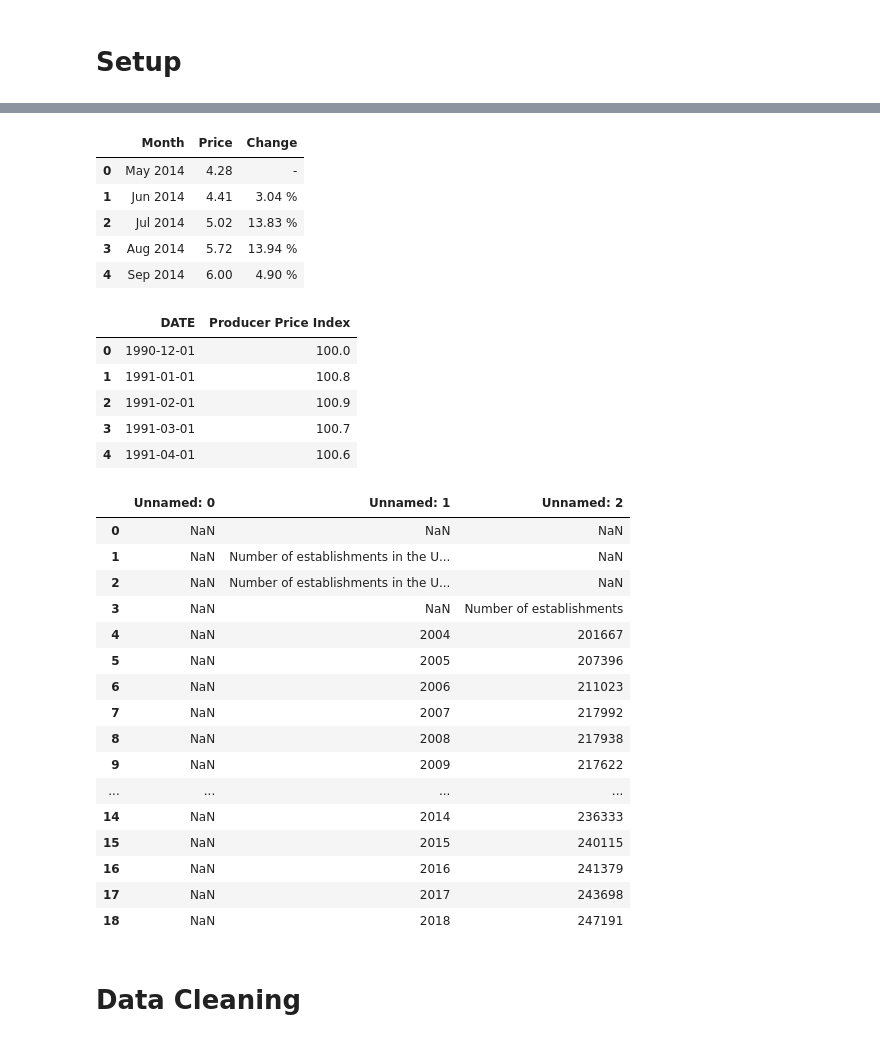
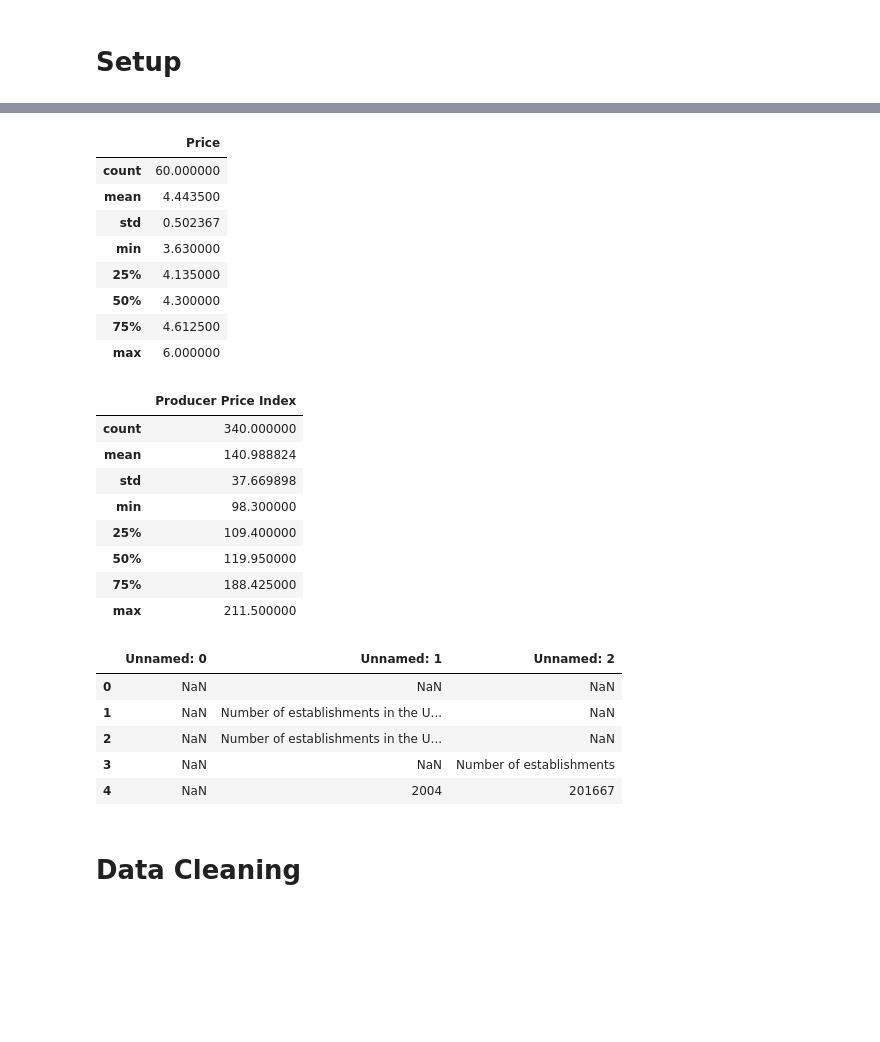
Before and after one commit to yat018/COGS108-Team-Pepperoni, a Jupyter notebook: FinalProject.ipynb, the cells around one changed output, grey strips where cells are left out. Cells and saved outputs as stored; diff of their text form; code cells hidden in the pictures; blank space fills up the shorter version.

```diff
--- a/FinalProject.ipynb
+++ b/FinalProject.ipynb
@@ -87,14 +119,17 @@ df_list_beef = pd.read_html("https://www.indexmundi.com/commodities/?commodity=b
 # table of beef price from May 2014 to April 2019
 monthly_beef_price = df_list[1]
 
-monthly_beef_price.head()
+monthly_beef_price.describe()
 # %% [output]
-|  | Month | Price | Change |
-| 0 | May 2014 | 4.28 | - |
-| 1 | Jun 2014 | 4.41 | 3.04 % |
-| 2 | Jul 2014 | 5.02 | 13.83 % |
-| 3 | Aug 2014 | 5.72 | 13.94 % |
-| 4 | Sep 2014 | 6.00 | 4.90 % |
+|  | Price |
+| count | 60.000000 |
+| mean | 4.443500 |
+| std | 0.502367 |
+| min | 3.630000 |
+| 25% | 4.135000 |
+| 50% | 4.300000 |
+| 75% | 4.612500 |
+| max | 6.000000 |
 # %%
 # read the monthly potato price from 1990-12-01 to 2019-03-01
 monthly_potato_price = pd.read_excel("Producer Price Index for Potato.xls")
@@ -102,35 +137,27 @@ monthly_potato_price = pd.read_excel("Producer Price Index for Potato.xls")
 # rename the producer price index
 monthly_potato_price = monthly_potato_price.rename(index=str, columns={"WPU024502": "Producer Price Index"})
 
-monthly_potato_price.head()
+monthly_potato_price.describe()
 # %% [output]
-|  | DATE | Producer Price Index |
-| 0 | 1990-12-01 | 100.0 |
-| 1 | 1991-01-01 | 100.8 |
-| 2 | 1991-02-01 | 100.9 |
-| 3 | 1991-03-01 | 100.7 |
-| 4 | 1991-04-01 | 100.6 |
+|  | Producer Price Index |
+| count | 340.000000 |
+| mean | 140.988824 |
+| std | 37.669898 |
+| min | 98.300000 |
+| 25% | 109.400000 |
+| 50% | 119.950000 |
+| 75% | 188.425000 |
+| max | 211.500000 |
 # %%
 establishments = pd.read_excel("Number of establishments in the United States fast food industry.xlsx")
-establishments
+establishments.head()
 # %% [output]
 |  | Unnamed: 0 | Unnamed: 1 | Unnamed: 2 |
 | 0 | NaN | NaN | NaN |
 | 1 | NaN | Number of establishments in the U... | NaN |
 | 2 | NaN | Number of establishments in the U... | NaN |
 | 3 | NaN | NaN | Number of establishments |
 | 4 | NaN | 2004 | 201667 |
-| 5 | NaN | 2005 | 207396 |
-| 6 | NaN | 2006 | 211023 |
-| 7 | NaN | 2007 | 217992 |
-| 8 | NaN | 2008 | 217938 |
-| 9 | NaN | 2009 | 217622 |
-| ... | ... | ... | ... |
-| 14 | NaN | 2014 | 236333 |
-| 15 | NaN | 2015 | 240115 |
-| 16 | NaN | 2016 | 241379 |
-| 17 | NaN | 2017 | 243698 |
-| 18 | NaN | 2018 | 247191 |
 # %%
 ## YOUR CODE HERE
 # %% [markdown]
```
Also changed, not shown: parts of 5 cells of this notebook, 1 other file.
